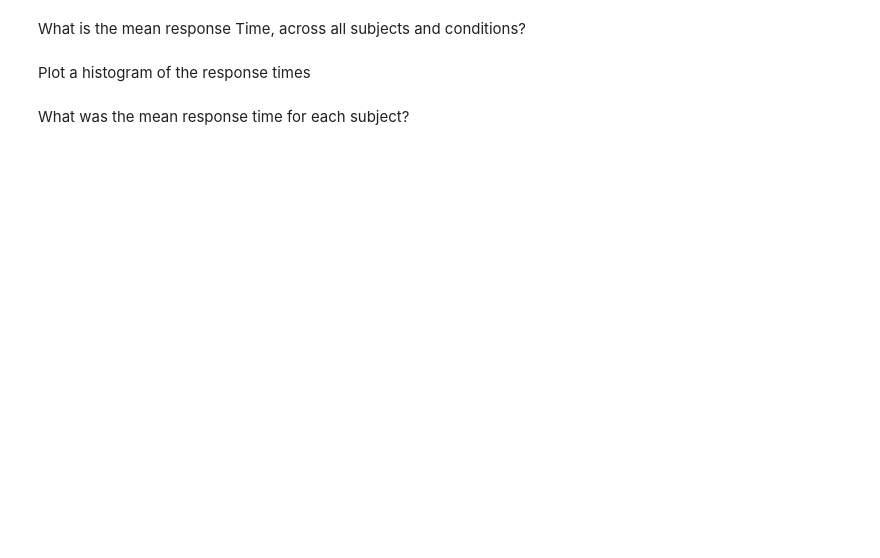
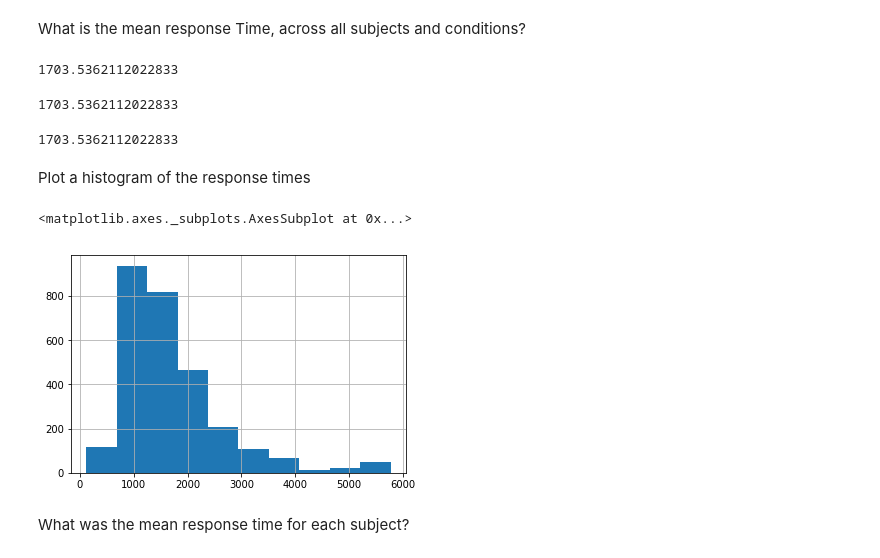
Before and after one commit to nickdelgrosso/mann_python_workshop2018, a Jupyter notebook: Day2/Stroop Analysis with Pandas.ipynb, the cells around one changed output. Saved outputs shown, nothing was run; the diff lists cells and outputs as text; code cells hidden in the pictures; blank space fills up the shorter version.

```diff
--- a/Day2/Stroop Analysis with Pandas.ipynb
+++ b/Day2/Stroop Analysis with Pandas.ipynb
@@ -7,3 +7,6 @@ import pandas as pd
 # Stroop Data Analysis in Pandas
 # %% [markdown]
 ## 1. Load Data into a Pandas DataFrame
+# %%
+df = pd.read_csv('StroopData.csv')
+df.head()
@@ -16,6 +78,25 @@ How Many subjects were there in this study?
 # %% [markdown]
 What is the mean response Time, across all subjects and conditions?
+# %%
+import statistics
+statistics.mean(df['reaction_time'])
+# %% [output]
+1703.5362112022833
+# %%
+df['reaction_time'].mean()
+# %% [output]
+1703.5362112022833
+# %%
+import numpy as np
+np.mean(df['reaction_time'])
+# %% [output]
+1703.5362112022833
 # %% [markdown]
 Plot a histogram of the response times
+# %%
+df['reaction_time'].hist()
+# %% [output]
+<matplotlib.axes._subplots.AxesSubplot at 0x...>
+[figure, added]
 # %% [markdown]
 What was the mean response time for each subject?
```
Also changed, not shown: parts of 27 cells of this notebook, 3 other files.
